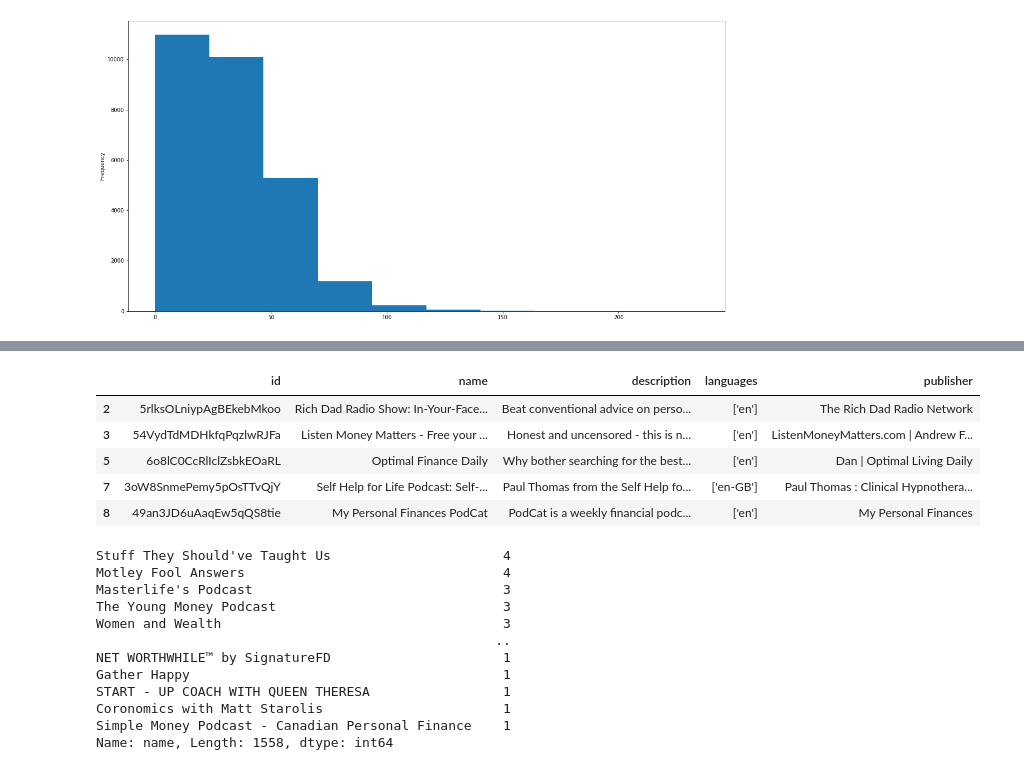
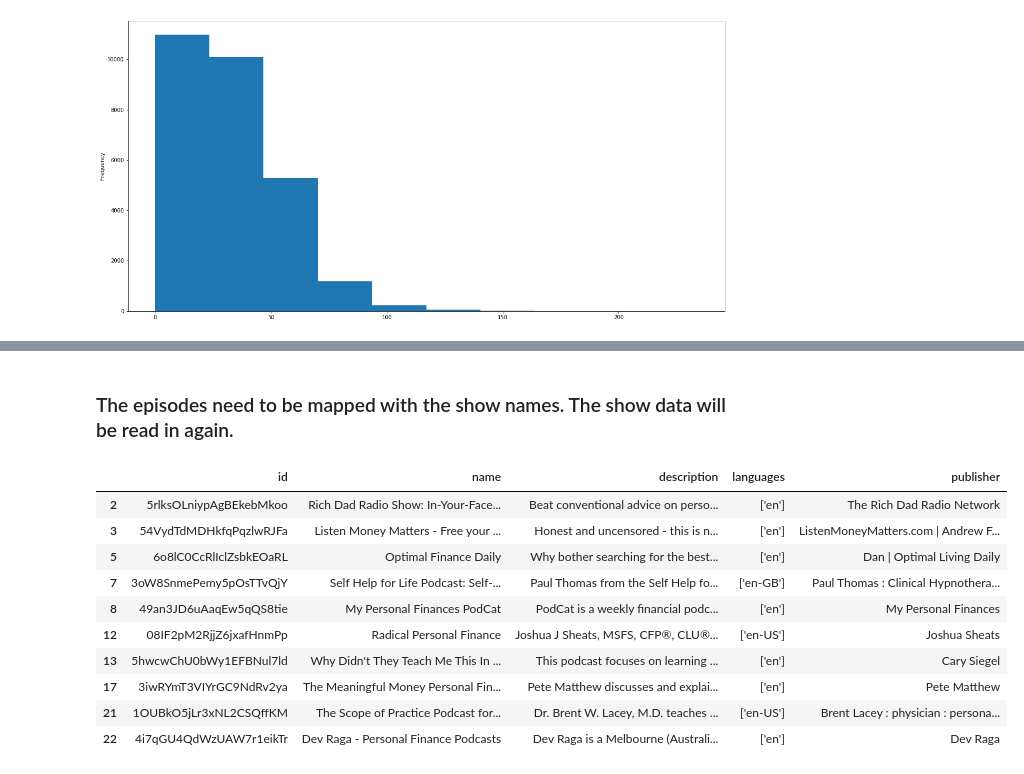
Before and after one commit to sukanto-m/Spotify_Finance_Podcasts, a Jupyter notebook: Finance_Episodes_Analysis.ipynb, the cells around one changed output, grey strips where cells are left out. Drawn from its saved outputs; the diff is of its cells as text; code cells hidden in the pictures.

```diff
--- a/Finance_Episodes_Analysis.ipynb
+++ b/Finance_Episodes_Analysis.ipynb
@@ -61,26 +72,17 @@ plt.savefig('eps_duration.png'); #distribution of episode lenghts at this stage
+# %% [markdown]
+### The episodes need to be mapped with the show names. The show data will be read in again.
 # %%
 df_fin = pd.read_csv('en_podcasts.csv',index_col=0)
-df_fin.head()
+df_fin.head(10)
 # %% [output]
 |  | id | name | description | languages | publisher |
 | 2 | 5rlksOLniypAgBEkebMkoo | Rich Dad Radio Show: In-Your-Face... | Beat conventional advice on perso... | ['en'] | The Rich Dad Radio Network |
 | 3 | 54VydTdMDHkfqPqzlwRJFa | Listen Money Matters - Free your ... | Honest and uncensored - this is n... | ['en'] | ListenMoneyMatters.com | Andrew F... |
 | 5 | 6o8lC0CcRlIclZsbkEOaRL | Optimal Finance Daily | Why bother searching for the best... | ['en'] | Dan | Optimal Living Daily |
 | 7 | 3oW8SnmePemy5pOsTTvQjY | Self Help for Life Podcast: Self-... | Paul Thomas from the Self Help fo... | ['en-GB'] | Paul Thomas : Clinical Hypnothera... |
 | 8 | 49an3JD6uAaqEw5qQS8tie | My Personal Finances PodCat | PodCat is a weekly financial podc... | ['en'] | My Personal Finances |
+| 12 | 08IF2pM2RjjZ6jxafHnmPp | Radical Personal Finance | Joshua J Sheats, MSFS, CFP®, CLU®... | ['en-US'] | Joshua Sheats |
+| 13 | 5hwcwChU0bWy1EFBNul7ld | Why Didn't They Teach Me This In ... | This podcast focuses on learning ... | ['en'] | Cary Siegel |
+| 17 | 3iwRYmT3VIYrGC9NdRv2ya | The Meaningful Money Personal Fin... | Pete Matthew discusses and explai... | ['en'] | Pete Matthew |
+| 21 | 1OUBkO5jLr3xNL2CSQffKM | The Scope of Practice Podcast for... | Dr. Brent W. Lacey, M.D. teaches ... | ['en-US'] | Brent Lacey : physician : persona... |
+| 22 | 4i7qGU4QdWzUAW7r1eikTr | Dev Raga - Personal Finance Podcasts | Dev Raga is a Melbourne (Australi... | ['en'] | Dev Raga |
-# %%
-show_names = df_fin['name'].value_counts()
-show_names
-# %% [output]
-Stuff They Should've Taught Us                      4
-Motley Fool Answers                                 4
-Masterlife's Podcast                                3
-The Young Money Podcast                             3
-Women and Wealth                                    3
-                                                   ..
-NET WORTHWHILE™ by SignatureFD                      1
-Gather Happy                                        1
-START - UP COACH WITH QUEEN THERESA                 1
-Coronomics with Matt Starolis                       1
-Simple Money Podcast - Canadian Personal Finance    1
-Name: name, Length: 1558, dtype: int64
```
Also changed, not shown: parts of 20 cells of this notebook, 1 other file.
